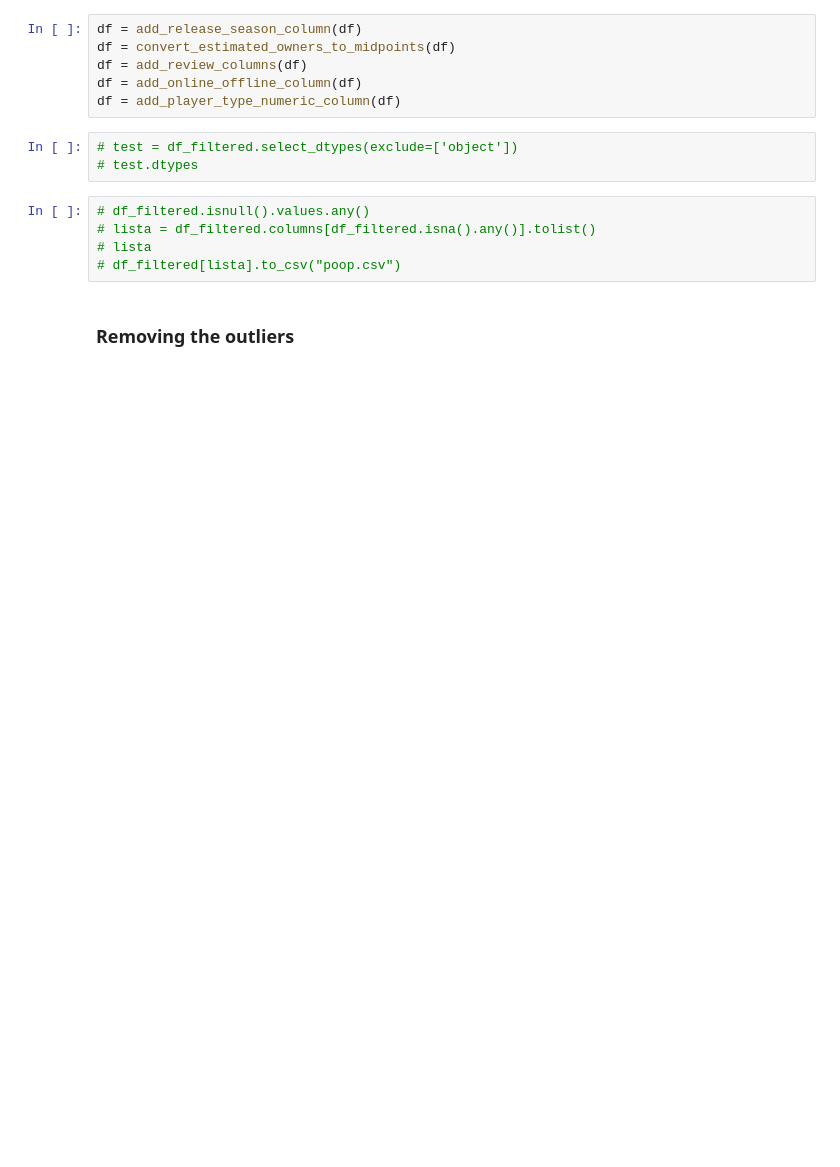
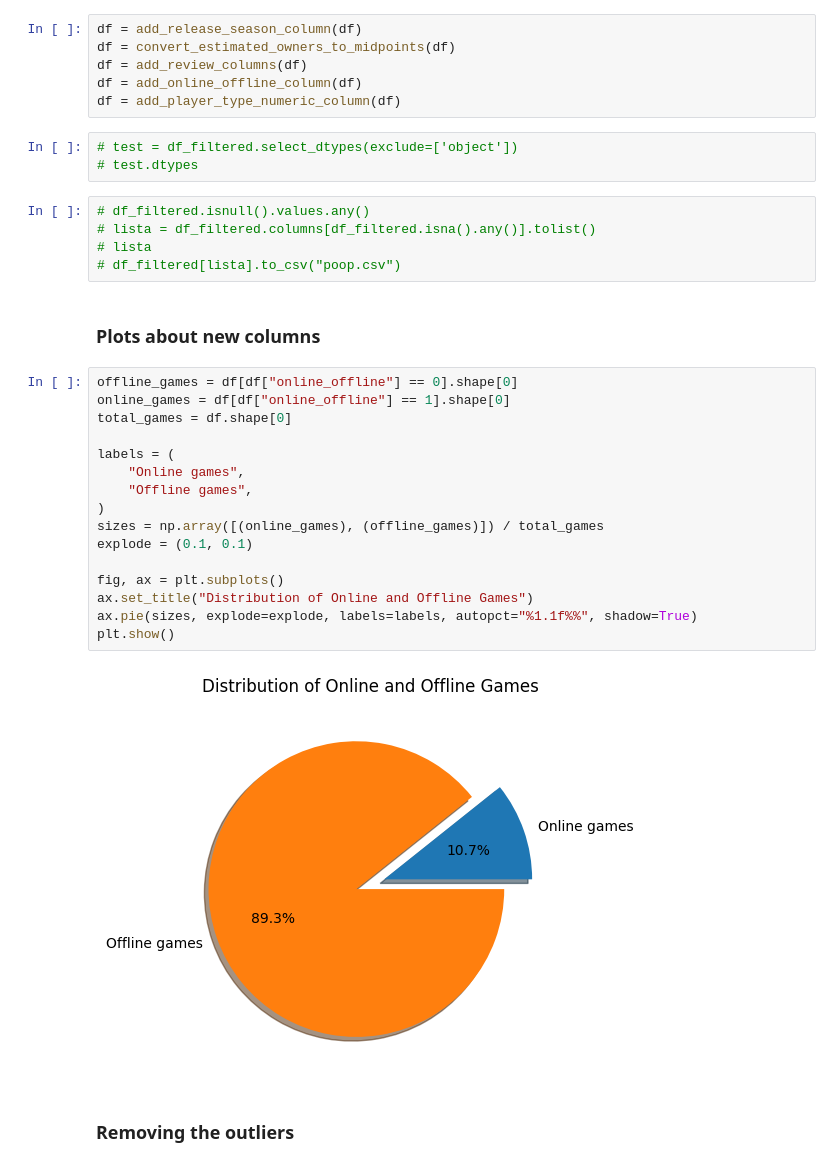
Before and after one commit to arina-sbz/games-cluster-analysis, a Jupyter notebook: games_analysis.ipynb, the cells around one changed output. Cells and saved outputs as stored; diff of their text form; blank space fills up the shorter version.

Commit message:
ADD offline and online piechart

```diff
--- a/games_analysis.ipynb
+++ b/games_analysis.ipynb
@@ -462,6 +649,26 @@ df = add_player_type_numeric_column(df)
 # lista = df_filtered.columns[df_filtered.isna().any()].tolist()
 # lista
 # df_filtered[lista].to_csv("poop.csv")
+# %% [markdown]
+### Plots about new columns
+# %%
+offline_games = df[df["online_offline"] == 0].shape[0]
+online_games = df[df["online_offline"] == 1].shape[0]
+total_games = df.shape[0]
+
+labels = (
+    "Online games",
+    "Offline games",
+)
+sizes = np.array([(online_games), (offline_games)]) / total_games
+explode = (0.1, 0.1)
+
+fig, ax = plt.subplots()
+ax.set_title("Distribution of Online and Offline Games")
+ax.pie(sizes, explode=explode, labels=labels, autopct="%1.1f%%", shadow=True)
+plt.show()
+# %% [output]
+[figure, added]
 # %% [markdown]
 ### Removing the outliers
 # %%
```
Also changed, not shown: parts of 32 cells of this notebook.
